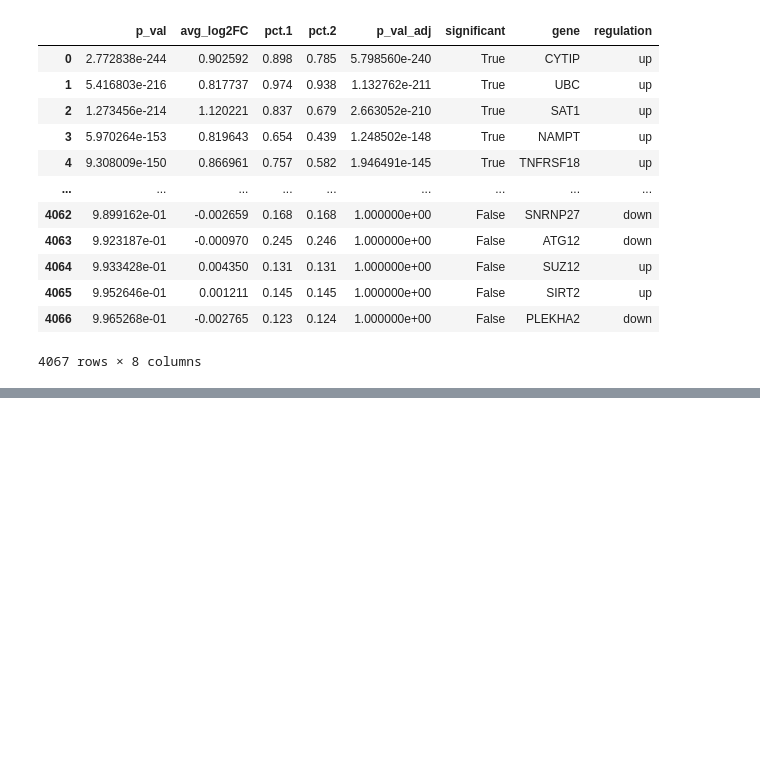
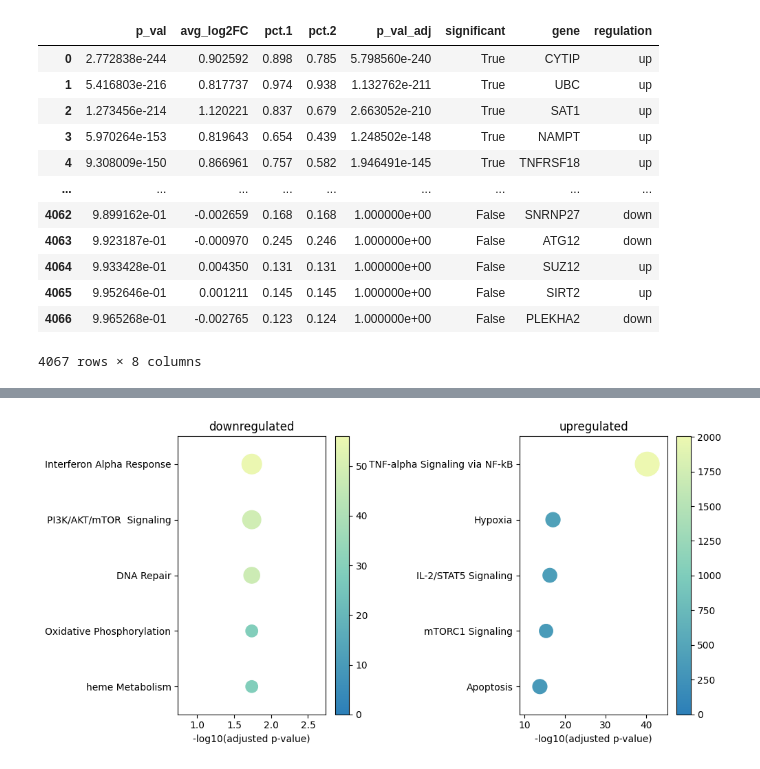
Before and after one commit to menchelab/Neuwirth_Malzl_et_al_2024, a Jupyter notebook: notebooks/gene_set_enrichment.ipynb, the cells around one changed output, grey strips where cells are left out. Saved outputs shown, nothing was run; the diff lists cells and outputs as text; code cells hidden in the pictures; blank space fills up the shorter version.

Commit message:
finish gsea

```diff
--- a/notebooks/gene_set_enrichment.ipynb
+++ b/notebooks/gene_set_enrichment.ipynb
@@ -27,19 +27,3 @@ df
 | 4065 | 9.952646e-01 | 0.001211 | 0.145 | 0.145 | 1.000000e+00 | False | SIRT2 | up |
 | 4066 | 9.965268e-01 | -0.002765 | 0.123 | 0.124 | 1.000000e+00 | False | PLEKHA2 | down |
 4067 rows × 8 columns
-# %%
-gene_set = 'MSigDB_Hallmark_2020'
-for regulation, regulation_group in df.groupby('regulation'):
-    results = gp.enrichr(
-        gene_list = regulation_group.gene,
-        gene_sets = gene_set,
-        organism = 'Human',
-        no_plot = True,
-        outdir = None
-    )
-    ax = gp.dotplot(
-        results.res2d,
-        top_term = 20,
-        title = f'{regulation}regulated genes',
-        ofname = None
-    )
@@ -45,0 +65,66 @@ for regulation, regulation_group in df.groupby('regulation'):
+# %%
+import matplotlib.pyplot as plt
+import numpy as np
+import matplotlib as mpl
+
+from matplotlib.colors import LinearSegmentedColormap, Normalize
+from mpl_toolkits.axes_grid1 import make_axes_locatable
+
+
+mpl.rcParams['pdf.fonttype'] = 42
+
+
+def compute_percent_overlap(x):
+    n_genes_in_overlap, n_genes_in_set = [int(i) for i in x.split('/')]
+    return n_genes_in_overlap/n_genes_in_set * 100
+
+
+cmap = LinearSegmentedColormap.from_list(
+    'petrols',
+    ['#edf8b1', '#7fcdbb', '#2c7fb8'][::-1],
+    255
+)
+
+df = enrichment_results
+regulated = {
+    k: group for k, group in df.groupby('regulation')
+}
+
+fig, axs = plt.subplots(1, 2)
+for ax, size, x_add, (key, df) in zip(axs, [5, 1], [1, 5], regulated.items()):
+    df = df.sort_values(by = 'Adjusted P-value').head(n = 5)
+    df['percent_overlap'] = df.Overlap.apply(
+        compute_percent_overlap
+    )
+    df['-log10_padj'] = -np.log10(df['Adjusted P-value'])
+    df.sort_values(
+        by = ['-log10_padj', 'percent_overlap'],
+        ascending = False,
+        inplace = True
+    )
+    log_combined_scores = df['Combined Score']
+    cbar_max = np.ceil(log_combined_scores.max())
+    norm = Normalize(0, cbar_max)
+    y = range(len(df), 0, -1)
+    x = -np.log10(df['Adjusted P-value'])
+    ax.scatter(
+        x = x,
+        y = y,
+        s = (df.percent_overlap * size) ** 2,
+        c = cmap(norm(log_combined_scores))
+    )
+    sm = plt.cm.ScalarMappable(cmap=cmap, norm=norm)
+    fig.colorbar(sm, ax = ax)
+    ax.set_ylim(min(y) - 0.5, max(y) + 0.5)
+    ax.set_xlim(min(x) - x_add, max(x) + x_add)
+    ax.set_yticks(y)
+    ax.set_yticklabels(df.Term)
+    ax.set_xlabel('-log10(adjusted p-value)')
+    ax.set_title(key)
+
+fig.set_figwidth(10)
+fig.set_figheight(5)
+fig.tight_layout()
+fig.savefig('../plots/tregs.tissue.scps.sat1.gsea.pdf')
+# %% [output]
+[figure, added]
```
Also changed, not shown: parts of 1 cell of this notebook.
